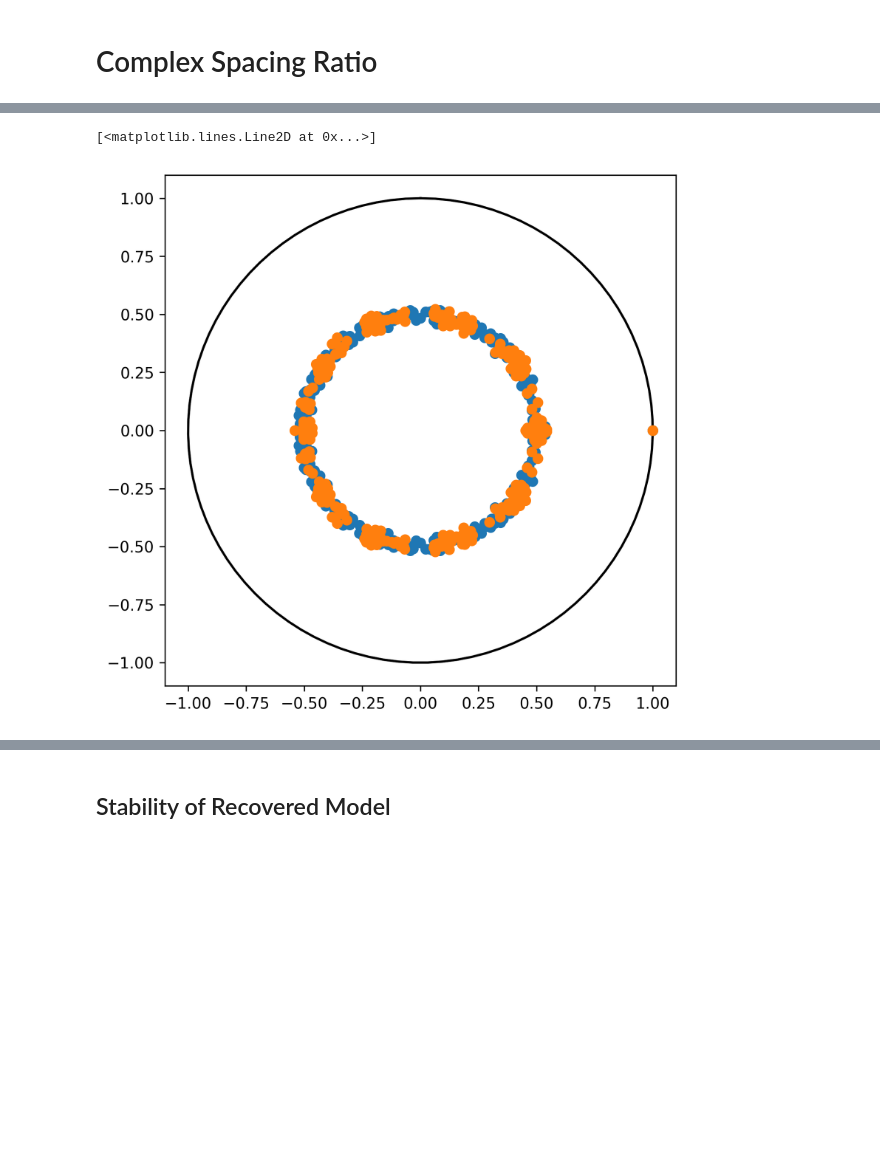
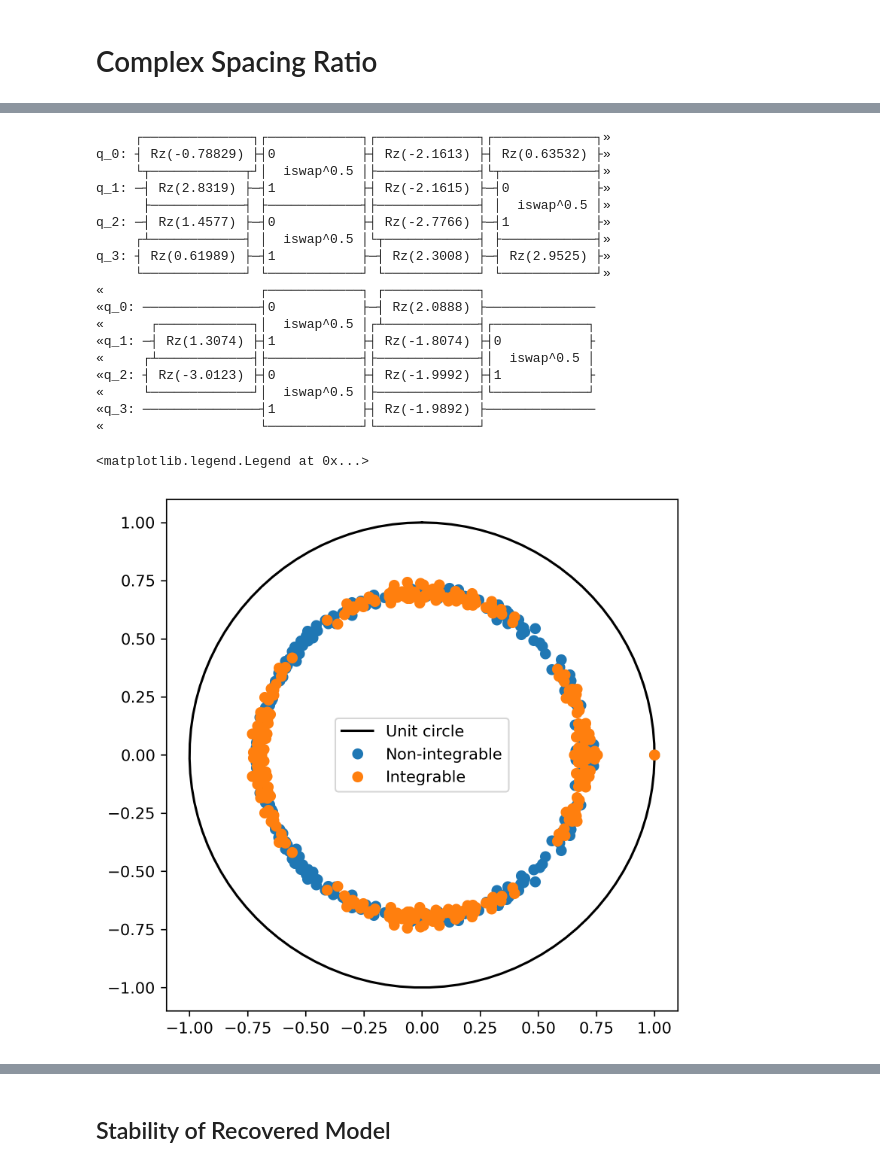
Before and after one commit to KristianWold/experimental-quantum-spectrum, a Jupyter notebook: notebooks/experiments/Complex Spacing Ratio.ipynb, the cells around one changed output, grey strips where cells are left out. Saved outputs shown, nothing was run; the diff lists cells and outputs as text; code cells hidden in the pictures; blank space fills up the shorter version.

```diff
--- a/notebooks/experiments/Complex Spacing Ratio.ipynb
+++ b/notebooks/experiments/Complex Spacing Ratio.ipynb
@@ -167,27 +167,56 @@ plt.show()
 # %%
 n = 4
 d = 2**n
 
 np.random.seed(42)
 random.seed(42)
 tf.random.set_seed(42)
+U_nonint = circuit_to_matrix(nonintegrable_circuit(n,2))
+np.random.seed(42)
+random.seed(42)
+tf.random.set_seed(42)
+circuit_int = integrable_circuit(n,2)
+U_int = circuit_to_matrix(circuit_int)
+print(circuit_int)
 
-channel_target1 = DilutedKrausMap(U=circuit_to_matrix(nonintegrable_circuit(n,4)), c=0.5, kraus_part=KrausMap(d,rank=10))
-channel_target2 = DilutedKrausMap(U=circuit_to_matrix(integrable_circuit(n,4)), c=0.5, kraus_part=KrausMap(d,rank=10))
+np.random.seed(43)
+random.seed(43)
+tf.random.set_seed(43)
+
+channel_target1 = DilutedKrausMap(U=U_nonint, c=0.7, kraus_part=KrausMap(d,rank=3))
+channel_target2 = DilutedKrausMap(U=U_int, c=0.7, kraus_part=KrausMap(d,rank=3))
 
 spectrum1 = channel_spectrum(channel_target1)
 spectrum2 = channel_spectrum(channel_target2)
 
 t = np.linspace(0, 2*np.pi, 100)
 circle = [np.sin(t), np.cos(t)]
 fig = plt.figure(figsize=(6,6), dpi = 300, facecolor='w', edgecolor='k')
 ax = fig.add_subplot(111)
 ax.set_aspect(1)
 plt.plot(*circle, "k")
 
 plt.plot(spectrum1[:,0], spectrum1[:,1], "o")
 plt.plot(spectrum2[:,0], spectrum2[:,1], "o")
 plt.legend(["Unit circle", "Non-integrable", "Integrable"])
 # %% [output]
-[<matplotlib.lines.Line2D at 0x...>]
+     ┌──────────────┐┌────────────┐┌─────────────┐┌─────────────┐»
+q_0: ┤ Rz(-0.78829) ├┤0           ├┤ Rz(-2.1613) ├┤ Rz(0.63532) ├»
+     └┬────────────┬┘│  iswap^0.5 │├─────────────┤└┬────────────┤»
+q_1: ─┤ Rz(2.8319) ├─┤1           ├┤ Rz(-2.1615) ├─┤0           ├»
+      ├────────────┤ ├────────────┤├─────────────┤ │  iswap^0.5 │»
+q_2: ─┤ Rz(1.4577) ├─┤0           ├┤ Rz(-2.7766) ├─┤1           ├»
+     ┌┴────────────┤ │  iswap^0.5 │└┬────────────┤ ├────────────┤»
+q_3: ┤ Rz(0.61989) ├─┤1           ├─┤ Rz(2.3008) ├─┤ Rz(2.9525) ├»
+     └─────────────┘ └────────────┘ └────────────┘ └────────────┘»
+«                    ┌────────────┐ ┌────────────┐
+«q_0: ───────────────┤0           ├─┤ Rz(2.0888) ├──────────────
+«      ┌────────────┐│  iswap^0.5 │┌┴────────────┤┌────────────┐
+«q_1: ─┤ Rz(1.3074) ├┤1           ├┤ Rz(-1.8074) ├┤0           ├
+«     ┌┴────────────┤├────────────┤├─────────────┤│  iswap^0.5 │
+«q_2: ┤ Rz(-3.0123) ├┤0           ├┤ Rz(-1.9992) ├┤1           ├
+«     └─────────────┘│  iswap^0.5 │├─────────────┤└────────────┘
+«q_3: ───────────────┤1           ├┤ Rz(-1.9892) ├──────────────
+«                    └────────────┘└─────────────┘
+<matplotlib.legend.Legend at 0x...>
-[figure, old version]
+[figure, new version]
```
Also changed, not shown: parts of 8 cells of this notebook, 9 other files.
